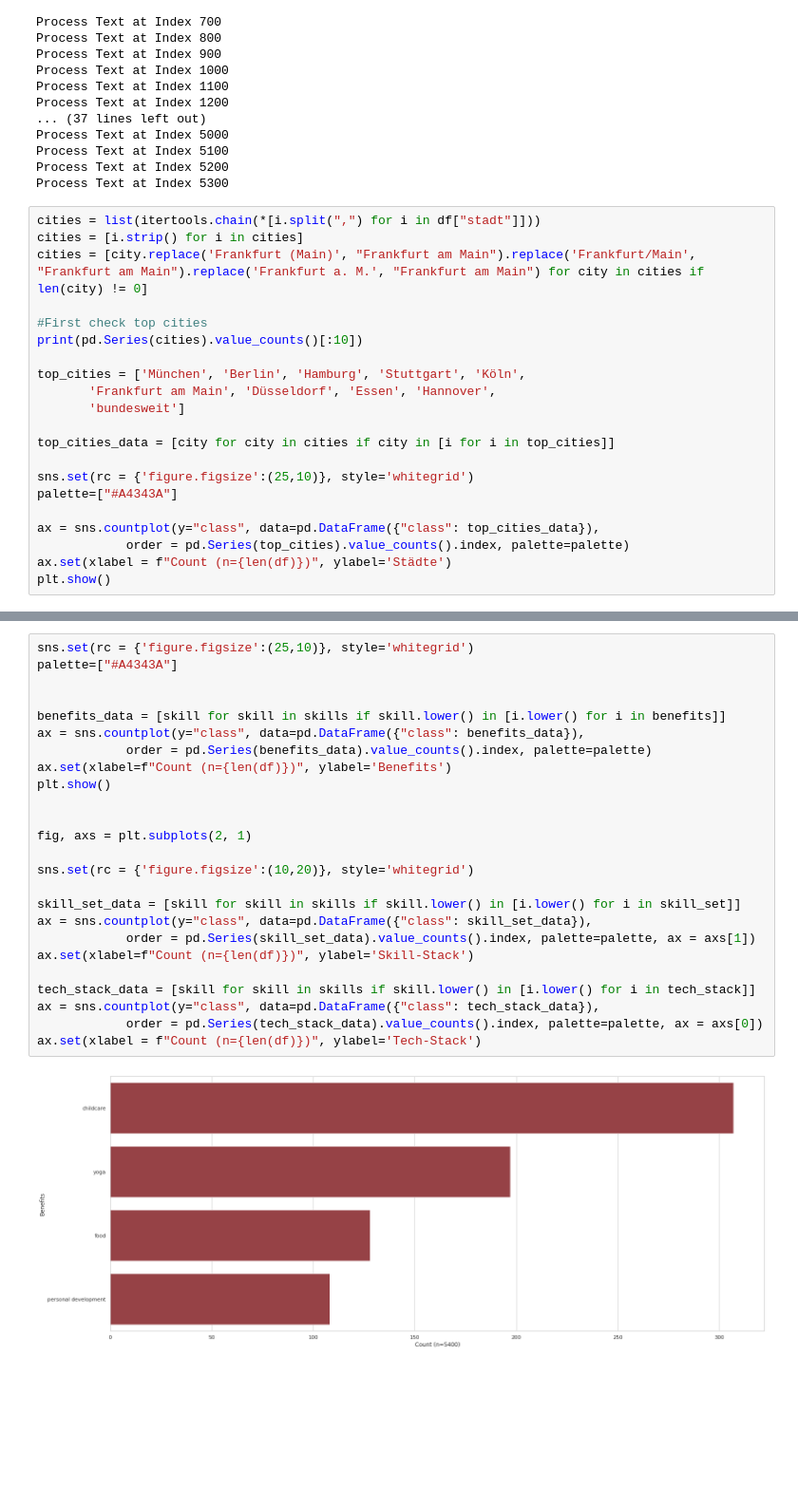
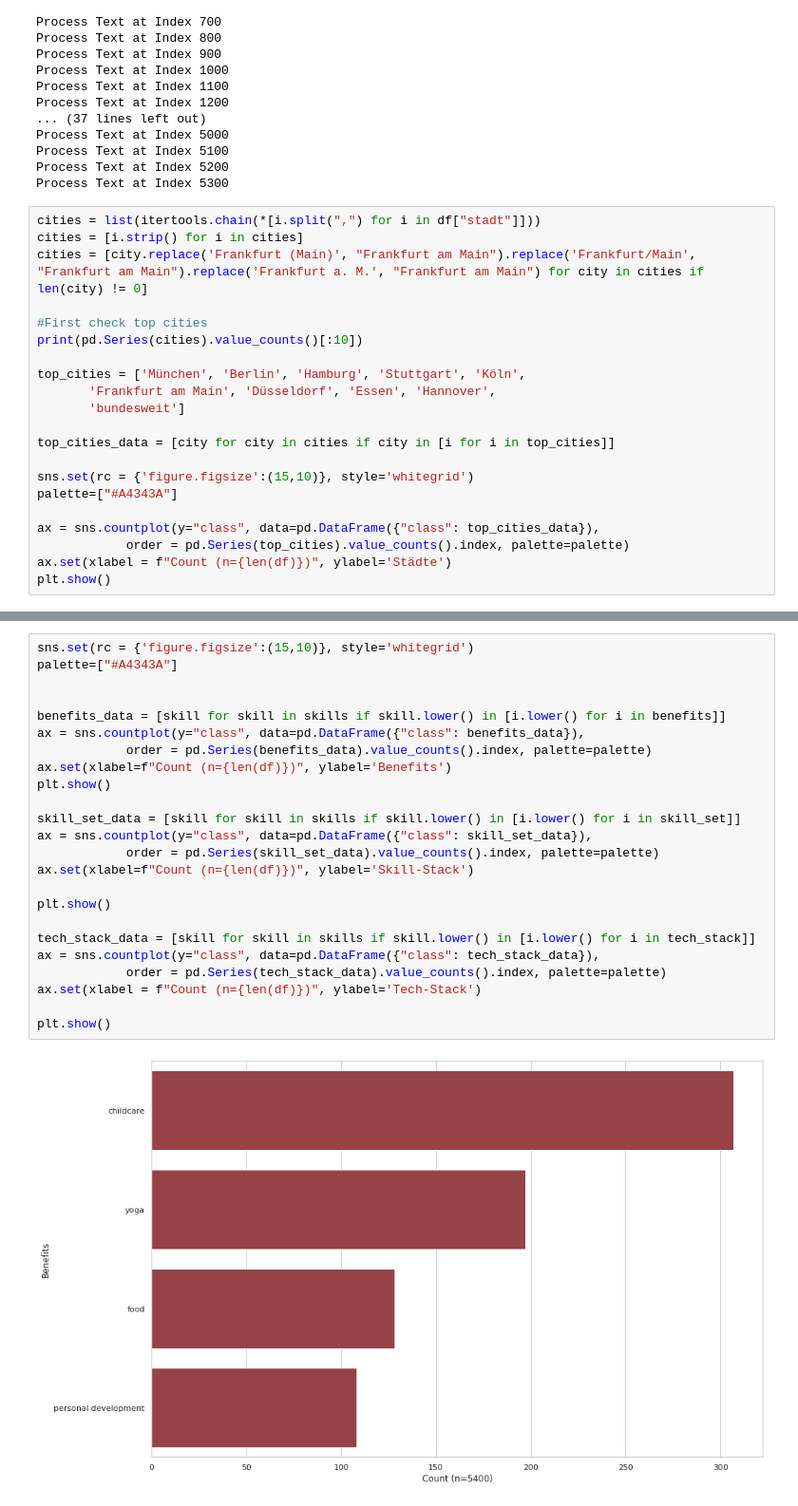
Before and after one commit to give-me-data/stepstone_analysis, a Jupyter notebook: analysis.ipynb, the cells around one changed output, grey strips where cells are left out. Shown: that part at 95% size. Saved outputs shown, nothing was run; the diff lists cells and outputs as text; blank space fills up the shorter version.

```diff
--- a/analysis.ipynb
+++ b/analysis.ipynb
@@ -106,7 +104,7 @@ top_cities = ['München', 'Berlin', 'Hamburg', 'Stuttgart', 'Köln',
 
 top_cities_data = [city for city in cities if city in [i for i in top_cities]]
 
-sns.set(rc = {'figure.figsize':(25,10)}, style='whitegrid')
+sns.set(rc = {'figure.figsize':(15,10)}, style='whitegrid')
 palette=["#A4343A"]
 
 ax = sns.countplot(y="class", data=pd.DataFrame({"class": top_cities_data}),
@@ -159,27 +162,26 @@ Length: 10817, dtype: int64
 # %%
-sns.set(rc = {'figure.figsize':(25,10)}, style='whitegrid')
+sns.set(rc = {'figure.figsize':(15,10)}, style='whitegrid')
 palette=["#A4343A"]
 
 
 benefits_data = [skill for skill in skills if skill.lower() in [i.lower() for i in benefits]]
 ax = sns.countplot(y="class", data=pd.DataFrame({"class": benefits_data}),
             order = pd.Series(benefits_data).value_counts().index, palette=palette)
 ax.set(xlabel=f"Count (n={len(df)})", ylabel='Benefits')
 plt.show()
 
-
-fig, axs = plt.subplots(2, 1)
-
-sns.set(rc = {'figure.figsize':(10,20)}, style='whitegrid')
-
 skill_set_data = [skill for skill in skills if skill.lower() in [i.lower() for i in skill_set]]
 ax = sns.countplot(y="class", data=pd.DataFrame({"class": skill_set_data}),
-            order = pd.Series(skill_set_data).value_counts().index, palette=palette, ax = axs[1])
+            order = pd.Series(skill_set_data).value_counts().index, palette=palette)
 ax.set(xlabel=f"Count (n={len(df)})", ylabel='Skill-Stack')
+
+plt.show()
 
 tech_stack_data = [skill for skill in skills if skill.lower() in [i.lower() for i in tech_stack]]
 ax = sns.countplot(y="class", data=pd.DataFrame({"class": tech_stack_data}),
-            order = pd.Series(tech_stack_data).value_counts().index, palette=palette, ax = axs[0])
+            order = pd.Series(tech_stack_data).value_counts().index, palette=palette)
 ax.set(xlabel = f"Count (n={len(df)})", ylabel='Tech-Stack')
+
+plt.show()
 # %% [output]
-[figure, old version]
+[figure, new version]
```
Also changed, not shown: parts of 4 cells of this notebook, 1 other file.
